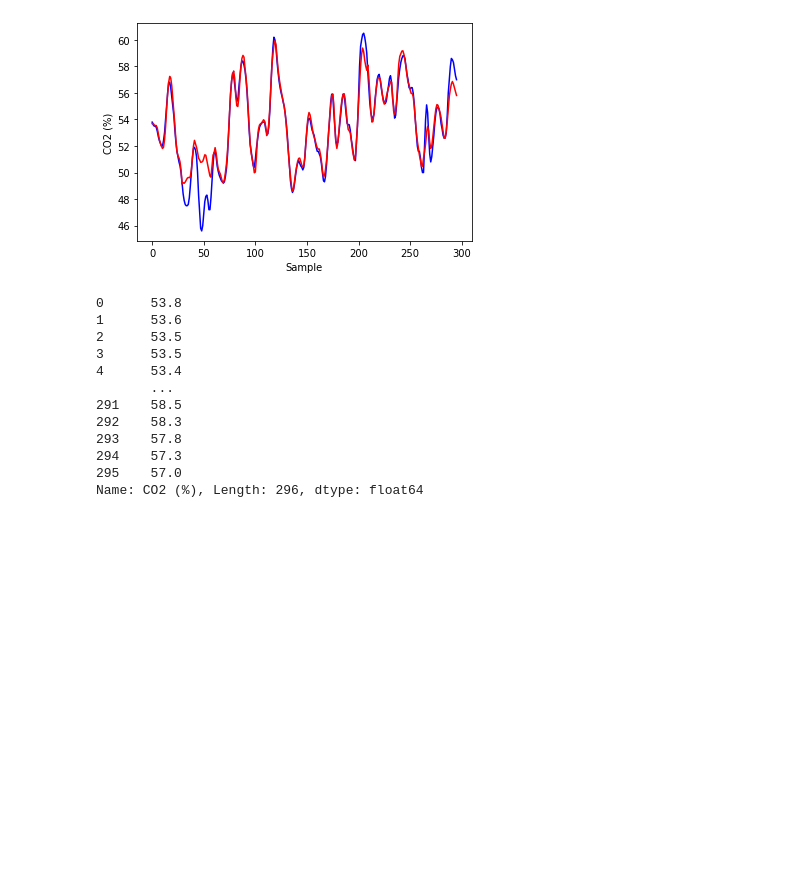
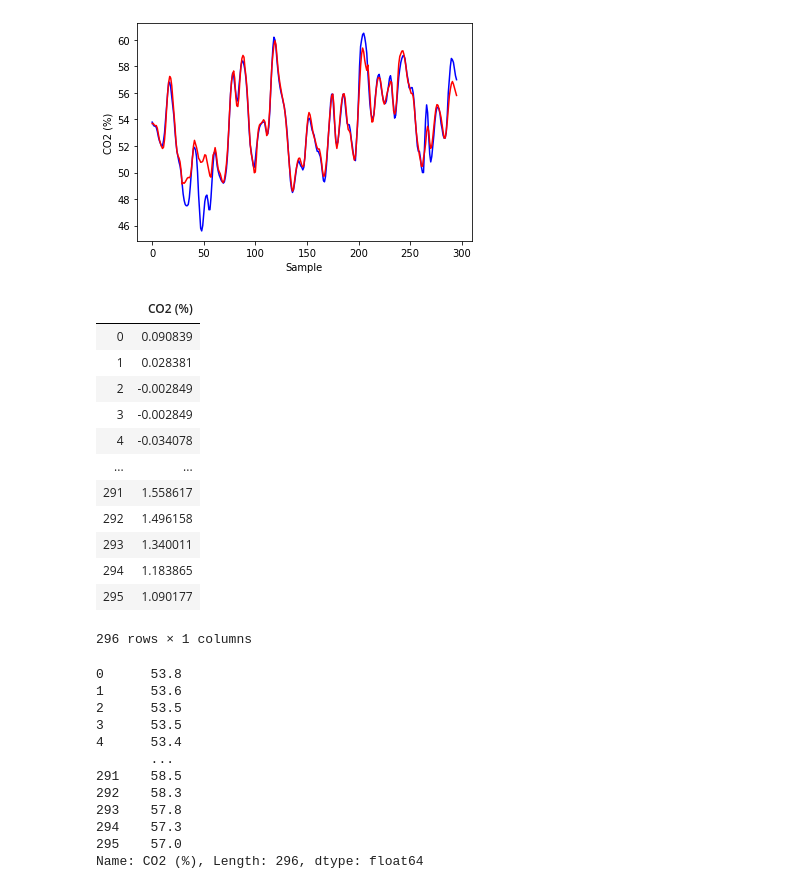
Before and after one commit to jeanmmlima/deep-learning, a Jupyter notebook: dados/getDados.ipynb, the cells around one changed output. Cells and saved outputs as stored; diff of their text form; code cells hidden in the pictures; blank space fills up the shorter version.

```diff
--- a/dados/getDados.ipynb
+++ b/dados/getDados.ipynb
@@ -198,3 +196,19 @@ outs = data.iloc[:,1:2]
+# %%
+y
+# %% [output]
+|  | CO2 (%) |
+| 0 | 0.090839 |
+| 1 | 0.028381 |
+| 2 | -0.002849 |
+| 3 | -0.002849 |
+| 4 | -0.034078 |
+| ... | ... |
+| 291 | 1.558617 |
+| 292 | 1.496158 |
+| 293 | 1.340011 |
+| 294 | 1.183865 |
+| 295 | 1.090177 |
+296 rows × 1 columns
 # %%
 outs.iloc[:,0]
 # %% [output]
```
Also changed, not shown: parts of 1 cell of this notebook.
